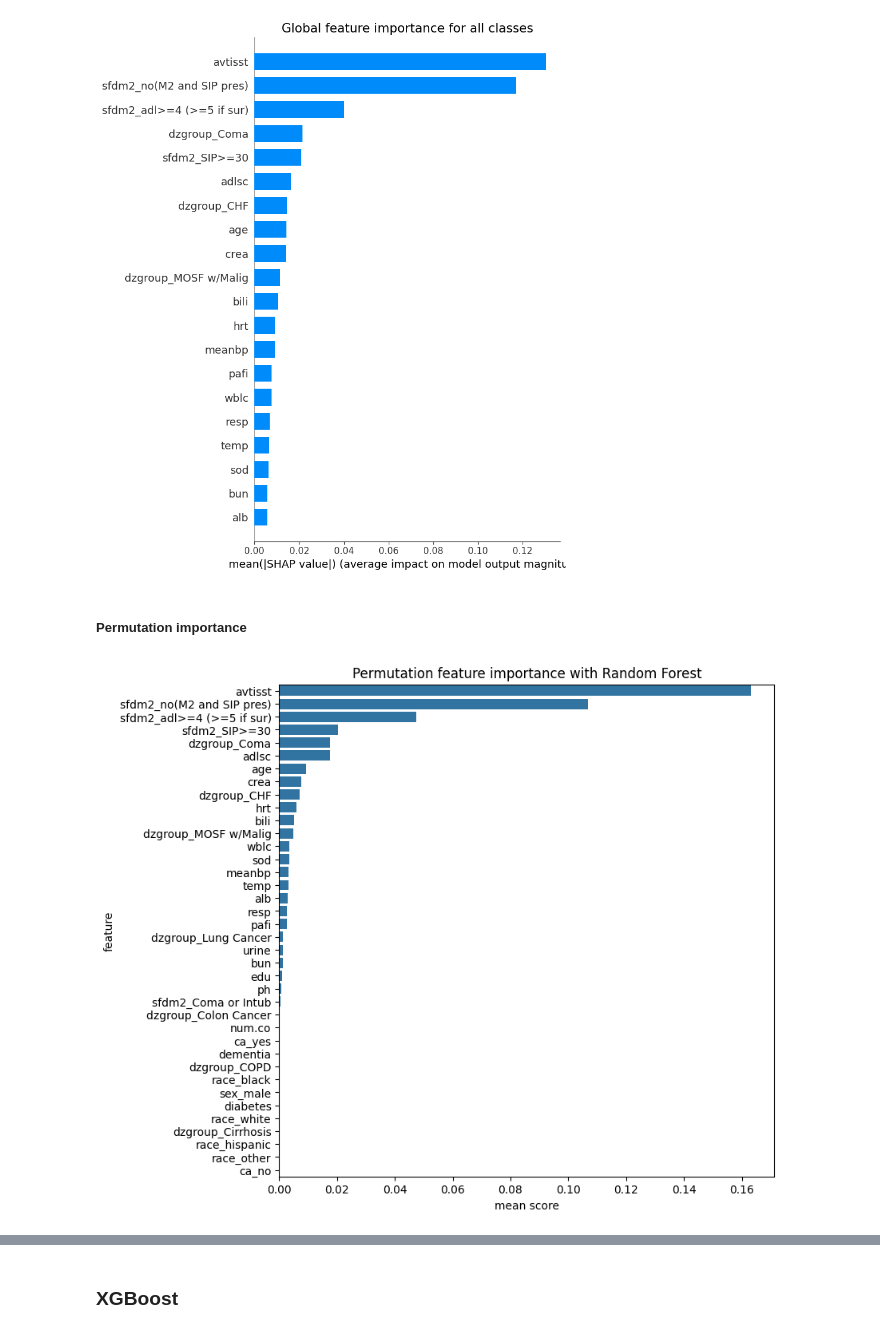
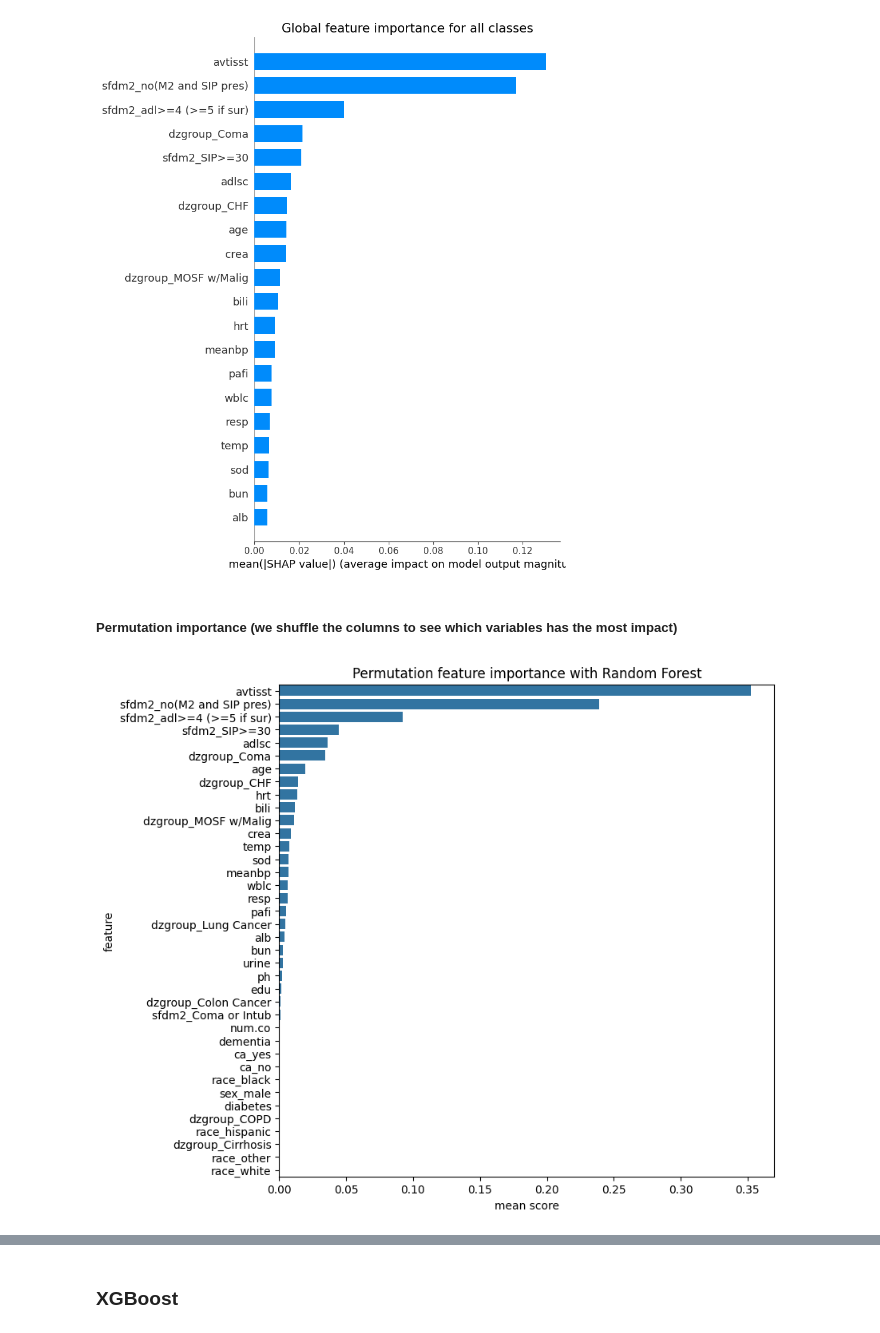
Before and after one commit to mathis-lesgourgues/Hospital-prediction, a Jupyter notebook: predictions.ipynb, the cells around one changed output, grey strips where cells are left out. Cells and saved outputs as stored; diff of their text form; code cells hidden in the pictures.

```diff
--- a/predictions.ipynb
+++ b/predictions.ipynb
@@ -304,17 +354,14 @@ Fitting 5 folds for each of 20 candidates, totalling 100 fits
 # %%
-# Initialize and train Random Forest
 rf = RandomForestClassifier(
-    n_estimators=500,  # number of trees
-    max_depth=None,    # allow full growth
-    random_state=42,
+    n_estimators=100,
+    max_depth=None,
     n_jobs=-1          # use all CPUs
 )
 rf.fit(X_train, y_train)
 
-# Predict
+
 y_pred = rf.predict(X_test)
 
-# Optional: check accuracy
 display_metrics(y_test, y_pred)
 # %% [output]
 Accuracy: 0.89
@@ -360,22 +407,20 @@ shap.summary_plot(shap_values_mean, X_train, feature_names=X_train.columns, plot
 # %% [output]
 [figure]
 # %% [markdown]
-##### Permutation importance
+##### Permutation importance (we shuffle the columns to see which variables has the most impact)
 # %%
-from sklearn.inspection import permutation_importance
+# Compute permutation importance for each feature using a f1 score
+permutation_score = permutation_importance(rf, X_train, y_train, n_repeats=30, scoring="f1", random_state=0) # n_repeats: number of times data is reshuffled
 
-# Compute permutation importance for each feature using an accuracy score
-permutation_score = permutation_importance(rf, X_train, y_train, n_repeats=30, scoring="accuracy", random_state=0) # n_repeats: number of times data is reshuffled
 
-# Create dataframe
 permutation_df = pd.DataFrame({"feature":X_train.columns,
                                "mean score":permutation_score.importances_mean,
                                "std":permutation_score.importances_std}).sort_values("mean score", ascending=False)
 
 
 plt.figure(figsize=(8,8))
 sns.barplot(data = permutation_df, x="mean score", y="feature")
 plt.title("Permutation feature importance with Random Forest")
 plt.show()
 # %% [output]
-[figure, old version]
+[figure, new version]
```
Also changed, not shown: parts of 67 cells of this notebook.
